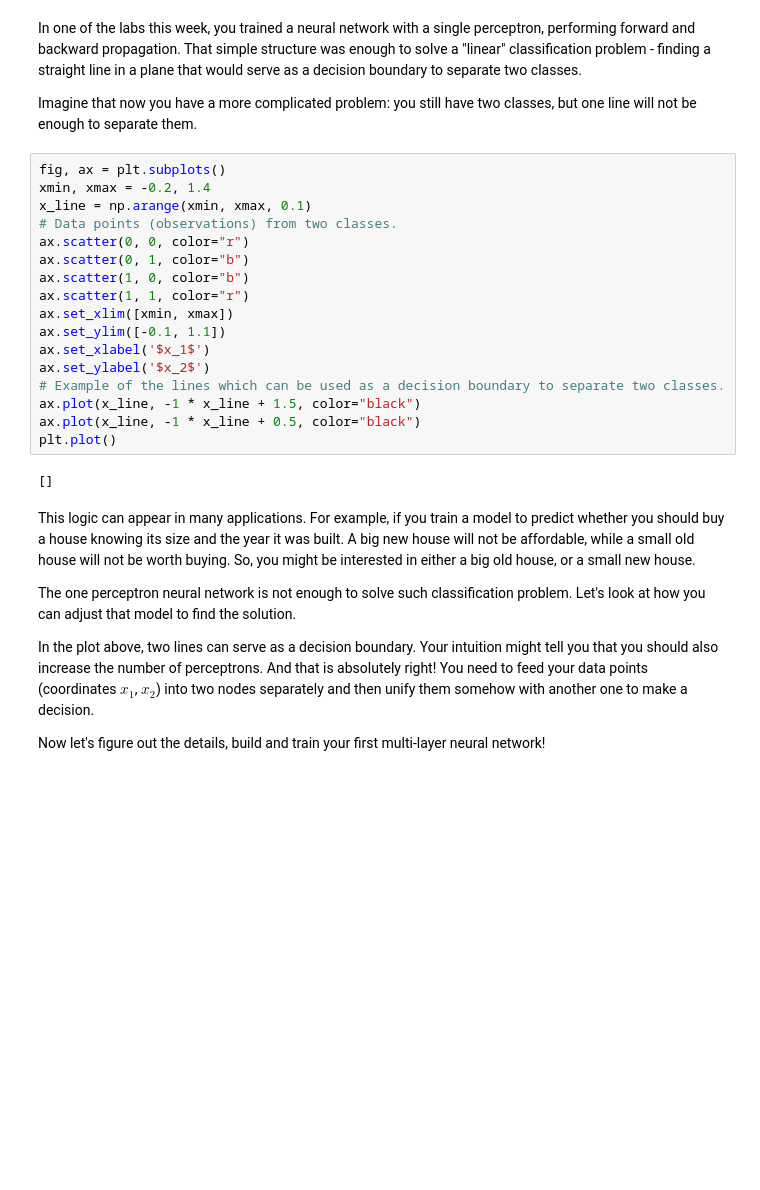
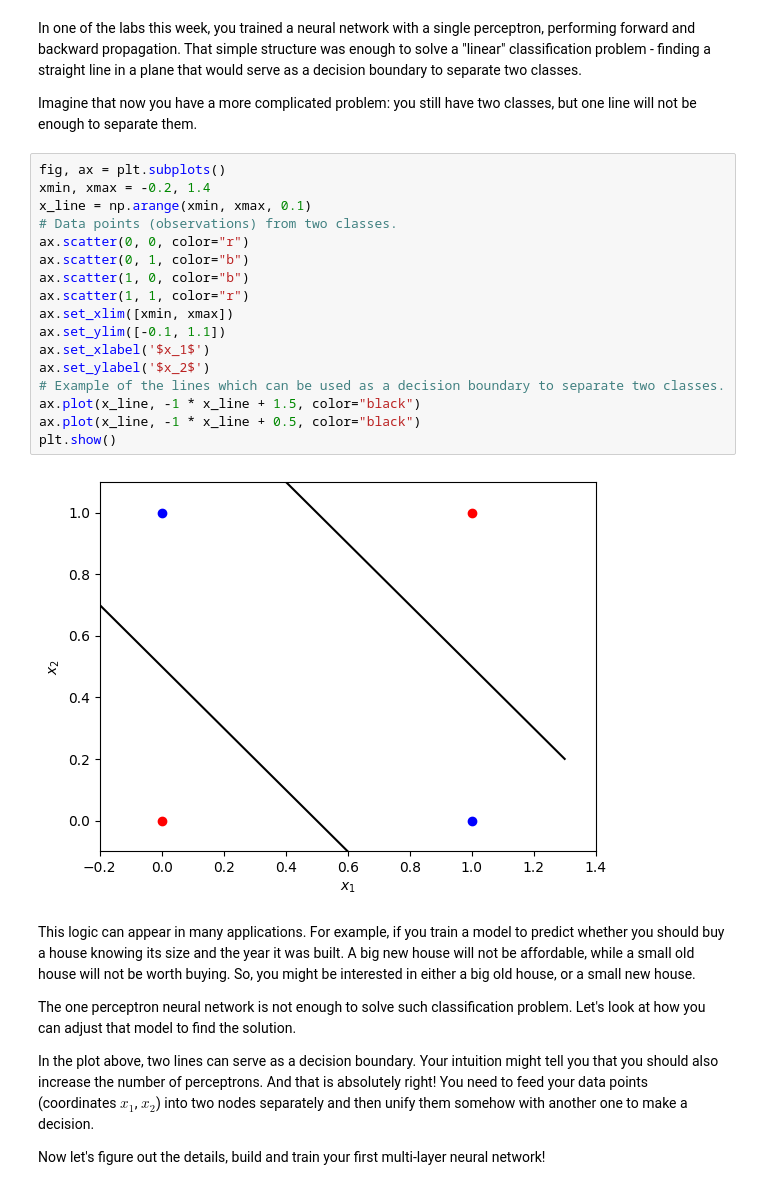
Before and after one commit to Samarth4023/Calculus, a Jupyter notebook: Neural Network with Two Layers/Neural Network with Two Layers.ipynb, the cells around one changed output. Drawn from its saved outputs; the diff is of its cells as text; blank space fills up the shorter version.

```diff
--- a/Neural Network with Two Layers/Neural Network with Two Layers.ipynb
+++ b/Neural Network with Two Layers/Neural Network with Two Layers.ipynb
@@ -62,22 +62,22 @@ Imagine that now you have a more complicated problem: you still have two classes
 # %%
 fig, ax = plt.subplots()
 xmin, xmax = -0.2, 1.4
 x_line = np.arange(xmin, xmax, 0.1)
 # Data points (observations) from two classes.
 ax.scatter(0, 0, color="r")
 ax.scatter(0, 1, color="b")
 ax.scatter(1, 0, color="b")
 ax.scatter(1, 1, color="r")
 ax.set_xlim([xmin, xmax])
 ax.set_ylim([-0.1, 1.1])
 ax.set_xlabel('$x_1$')
 ax.set_ylabel('$x_2$')
 # Example of the lines which can be used as a decision boundary to separate two classes.
 ax.plot(x_line, -1 * x_line + 1.5, color="black")
 ax.plot(x_line, -1 * x_line + 0.5, color="black")
-plt.plot()
+plt.show()
 # %% [output]
-[]
+[figure, added]
 # %% [markdown]
 This logic can appear in many applications. For example, if you train a model to predict whether you should buy a house knowing its size and the year it was built. A big new house will not be affordable, while a small old house will not be worth buying. So, you might be interested in either a big old house, or a small new house.
 
```
Also changed, not shown: parts of 4 cells of this notebook.
